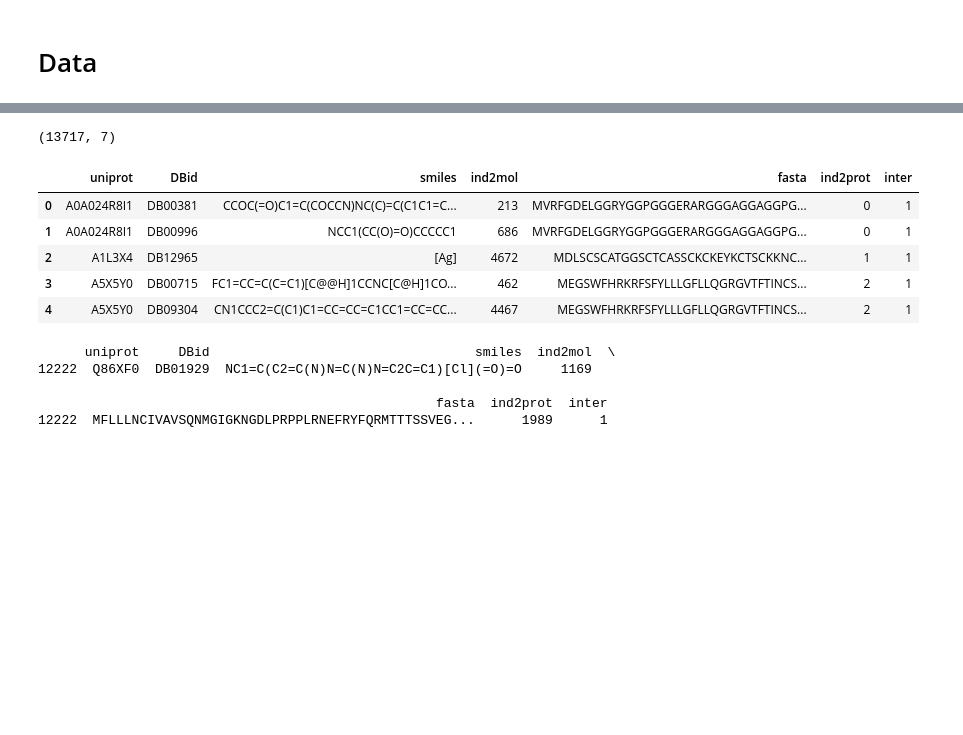
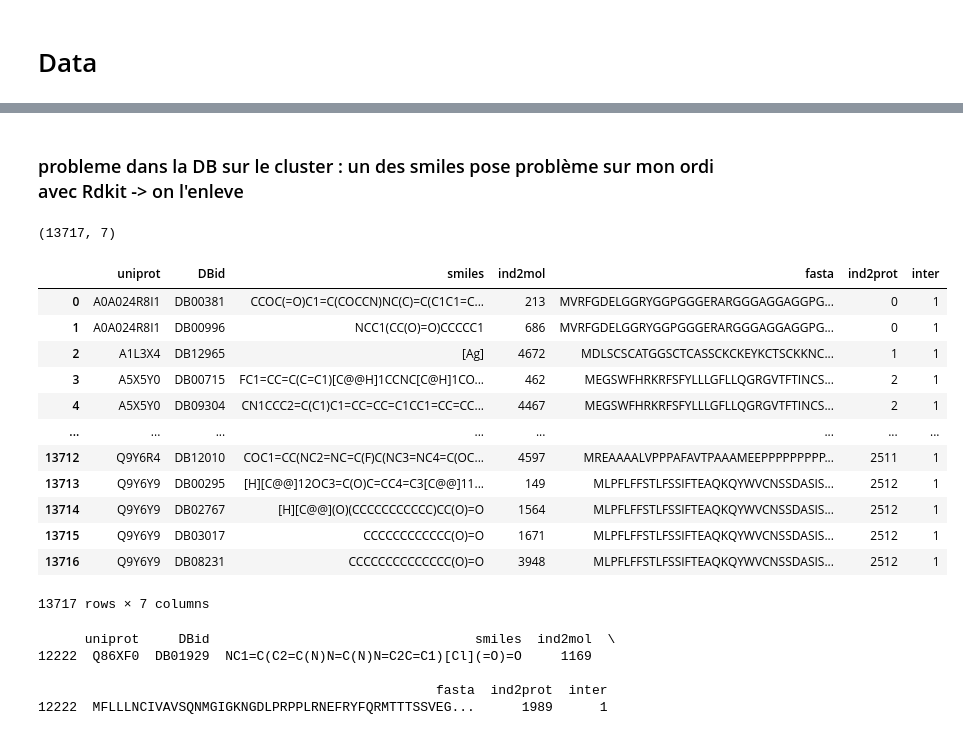
Before and after one commit to Guichaoua/chemogenomic, a Jupyter notebook: Datas DB.ipynb, the cells around one changed output, grey strips where cells are left out. Cells and saved outputs as stored; diff of their text form; code cells hidden in the pictures; blank space fills up the shorter version.

```diff
--- a/Datas DB.ipynb
+++ b/Datas DB.ipynb
@@ -32,15 +37,24 @@ from utils import load_data
+# %% [markdown]
+### probleme dans la DB sur le cluster : un des smiles pose problème sur mon ordi avec Rdkit -> on l'enleve
 # %%
 df_DB = load_data()
 print(df_DB.shape)
-df_DB.head()
+df_DB
 # %% [output]
 (13717, 7)
 |  | uniprot | DBid | smiles | ind2mol | fasta | ind2prot | inter |
 | 0 | A0A024R8I1 | DB00381 | CCOC(=O)C1=C(COCCN)NC(C)=C(C1C1=C... | 213 | MVRFGDELGGRYGGPGGGERARGGGAGGAGGPG... | 0 | 1 |
 | 1 | A0A024R8I1 | DB00996 | NCC1(CC(O)=O)CCCCC1 | 686 | MVRFGDELGGRYGGPGGGERARGGGAGGAGGPG... | 0 | 1 |
 | 2 | A1L3X4 | DB12965 | [Ag] | 4672 | MDLSCSCATGGSCTCASSCKCKEYKCTSCKKNC... | 1 | 1 |
 | 3 | A5X5Y0 | DB00715 | FC1=CC=C(C=C1)[C@@H]1CCNC[C@H]1CO... | 462 | MEGSWFHRKRFSFYLLLGFLLQGRGVTFTINCS... | 2 | 1 |
 | 4 | A5X5Y0 | DB09304 | CN1CCC2=C(C1)C1=CC=CC=C1CC1=CC=CC... | 4467 | MEGSWFHRKRFSFYLLLGFLLQGRGVTFTINCS... | 2 | 1 |
+| ... | ... | ... | ... | ... | ... | ... | ... |
+| 13712 | Q9Y6R4 | DB12010 | COC1=CC(NC2=NC=C(F)C(NC3=NC4=C(OC... | 4597 | MREAAAALVPPPAFAVTPAAAMEEPPPPPPPPP... | 2511 | 1 |
+| 13713 | Q9Y6Y9 | DB00295 | [H][C@@]12OC3=C(O)C=CC4=C3[C@@]11... | 149 | MLPFLFFSTLFSSIFTEAQKQYWVCNSSDASIS... | 2512 | 1 |
+| 13714 | Q9Y6Y9 | DB02767 | [H][C@@](O)(CCCCCCCCCCC)CC(O)=O | 1564 | MLPFLFFSTLFSSIFTEAQKQYWVCNSSDASIS... | 2512 | 1 |
+| 13715 | Q9Y6Y9 | DB03017 | CCCCCCCCCCCC(O)=O | 1671 | MLPFLFFSTLFSSIFTEAQKQYWVCNSSDASIS... | 2512 | 1 |
+| 13716 | Q9Y6Y9 | DB08231 | CCCCCCCCCCCCCC(O)=O | 3948 | MLPFLFFSTLFSSIFTEAQKQYWVCNSSDASIS... | 2512 | 1 |
+13717 rows × 7 columns
 # %%
 print(df_DB[df_DB["smiles"] =="NC1=C(C2=C(N)N=C(N)N=C2C=C1)[Cl](=O)=O"])
 # drop the molecule with the error in rdkit
```
Also changed, not shown: parts of 41 cells of this notebook, 42 other files.
